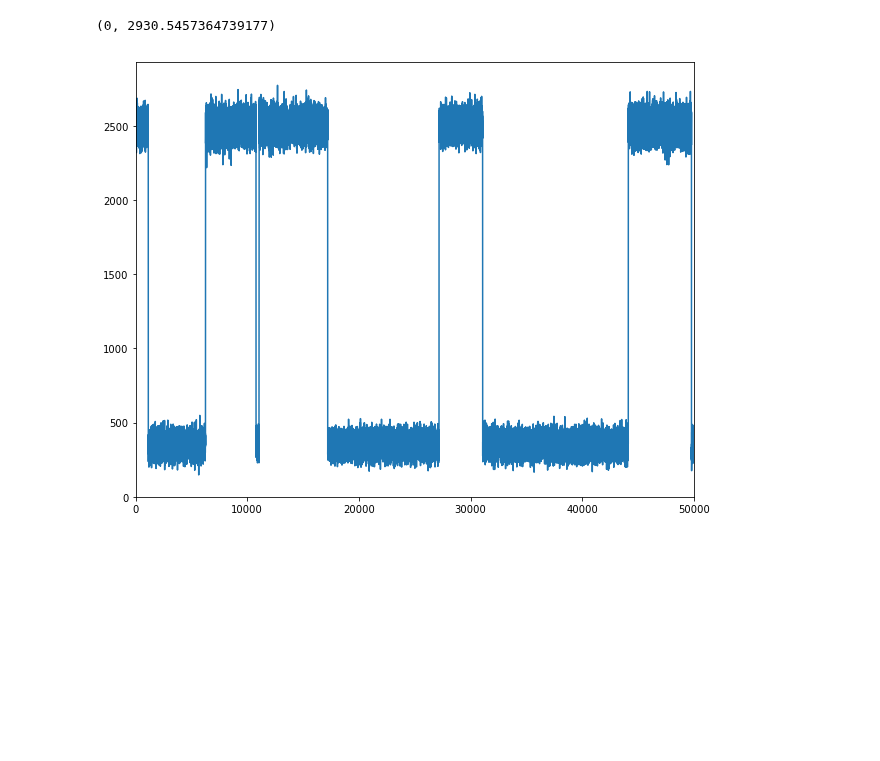
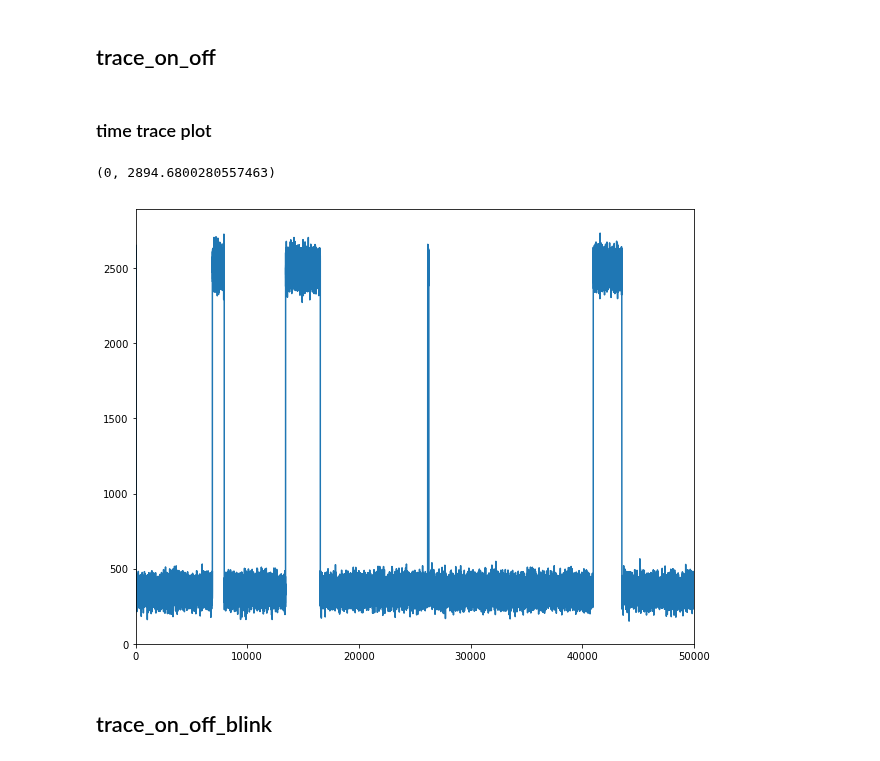
Before and after one commit to biswajitSM/Azurin_SM_repo, a Jupyter notebook: Analysis/Simulation.ipynb, the cells around one changed output. Cells and saved outputs as stored; diff of their text form; code cells hidden in the pictures; blank space fills up the shorter version.

```diff
--- a/Analysis/Simulation.ipynb
+++ b/Analysis/Simulation.ipynb
@@ -39,8 +41,10 @@ on_rand_exp, off_rand_exp,off_rand_biexp = rand_on_off_times(ton=1, toff1=1, tof
                                                              multiplier=100, numpoints=10000)
 # figure(figsize=(10, 8))
 # hist(off_rand_biexp - min(off_rand_biexp), bins=100);
+# %% [markdown]
+## trace_on_off
 # %%
-def trace_on_off(ton=10, toff1=1, toff2=100, multiplier=100, numpoints=100,
+def trace_on_off(ton=10, toff1=1, toff2=100, multiplier=1000, numpoints=100,
                 oncounts=2500, offcounts=200):
     ''''''
     on_rand_exp, off_rand_exp,off_rand_biexp = rand_on_off_times(ton=ton, toff1=toff1, toff2=toff2,
@@ -59,12 +63,16 @@ def trace_on_off(ton=10, toff1=1, toff2=100, multiplier=100, numpoints=100,
         intensity = np.concatenate((intensity, intensity_off), axis=0)
     time = linspace(1, len(intensity), len(intensity))
     return time, intensity
+# %% [markdown]
+### time trace plot
 # %%
-time, intensity = trace_on_off(ton=100, toff1=1, toff2=100, multiplier=100, numpoints=100)
+time, intensity = trace_on_off(ton=1, toff1=1, toff2=10, multiplier=1000, numpoints=100)
 figure(figsize=(10, 8))
 plot(time, intensity)
 xlim(0, 50000)
 ylim(0, None)
 # %% [output]
-(0, 2930.5457364739177)
+(0, 2894.6800280557463)
-[figure, old version]
+[figure, new version]
+# %% [markdown]
+## trace_on_off_blink
```
Also changed, not shown: parts of 4 cells of this notebook.
